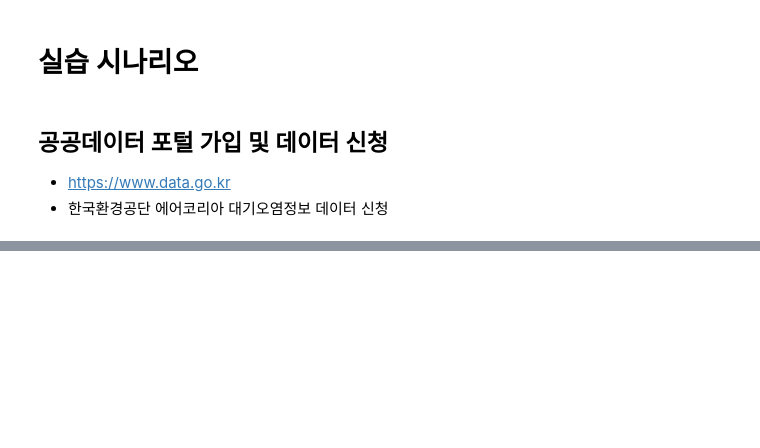
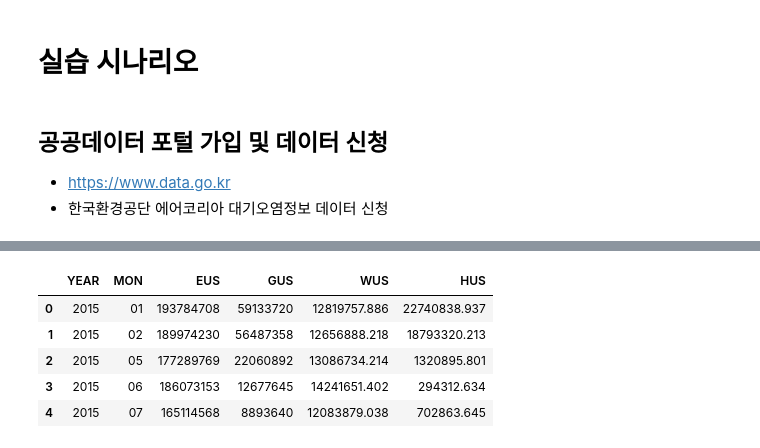
Before and after one commit to jwb0117/Data-Analysis-with-Open-Source, a Jupyter notebook: 오픈소스_데이터_분석_4강.ipynb, the cells around one changed output, grey strips where cells are left out. Cells and saved outputs as stored; diff of their text form; code cells hidden in the pictures; blank space fills up the shorter version.

```diff
--- a/오픈소스_데이터_분석_4강.ipynb
+++ b/오픈소스_데이터_분석_4강.ipynb
@@ -132,0 +139,29 @@ print(response.json())
+# %%
+import time, requests
+import pandas as pd
+
+items = []
+apiKey = '42426947546a776231303168426a4d58'
+
+for year in range(2015, 2025):
+    for month in range(1, 13):
+        url = f'http://openapi.seoul.go.kr:8088/{apiKey}/json/energyUseDataSummaryInfo/1/5/{year}/{month:02d}'
+
+        response = requests.get(url)
+        if response.status_code == 200:
+            print(f"API 호출 성공: {year}, {month}", '\r', end='')
+            items.append(response.json()['energyUseDataSummaryInfo']['row'])
+            time.sleep(1)
+        else:
+            print(f"API 호출 실패: {year}, {month}", '\r', end='')
+            time.sleep(1)
+# %%
+# 수집한 데이터에서 필요한 값만 추출.
+data = []
+for item in items:
+    for i in item:
+        if i['MM_TYPE'] == '개인':
+            print(i['YEAR'], i['MON'])
+            data.append([i['YEAR'], i['MON'], i['EUS'], i['GUS'], i['WUS'], i['HUS']])
+
+df = pd.DataFrame(data, columns=['YEAR', 'MON', 'EUS', 'GUS','WUS', 'HUS'])
@@ -132,0 +186,9 @@ print(response.json())
+# %%
+df.head()
+# %% [output]
+|  | YEAR | MON | EUS | GUS | WUS | HUS |
+| 0 | 2015 | 01 | 193784708 | 59133720 | 12819757.886 | 22740838.937 |
+| 1 | 2015 | 02 | 189974230 | 56487358 | 12656888.218 | 18793320.213 |
+| 2 | 2015 | 05 | 177289769 | 22060892 | 13086734.214 | 1320895.801 |
+| 3 | 2015 | 06 | 186073153 | 12677645 | 14241651.402 | 294312.634 |
+| 4 | 2015 | 07 | 165114568 | 8893640 | 12083879.038 | 702863.645 |
```
Also changed, not shown: parts of 6 cells of this notebook.
